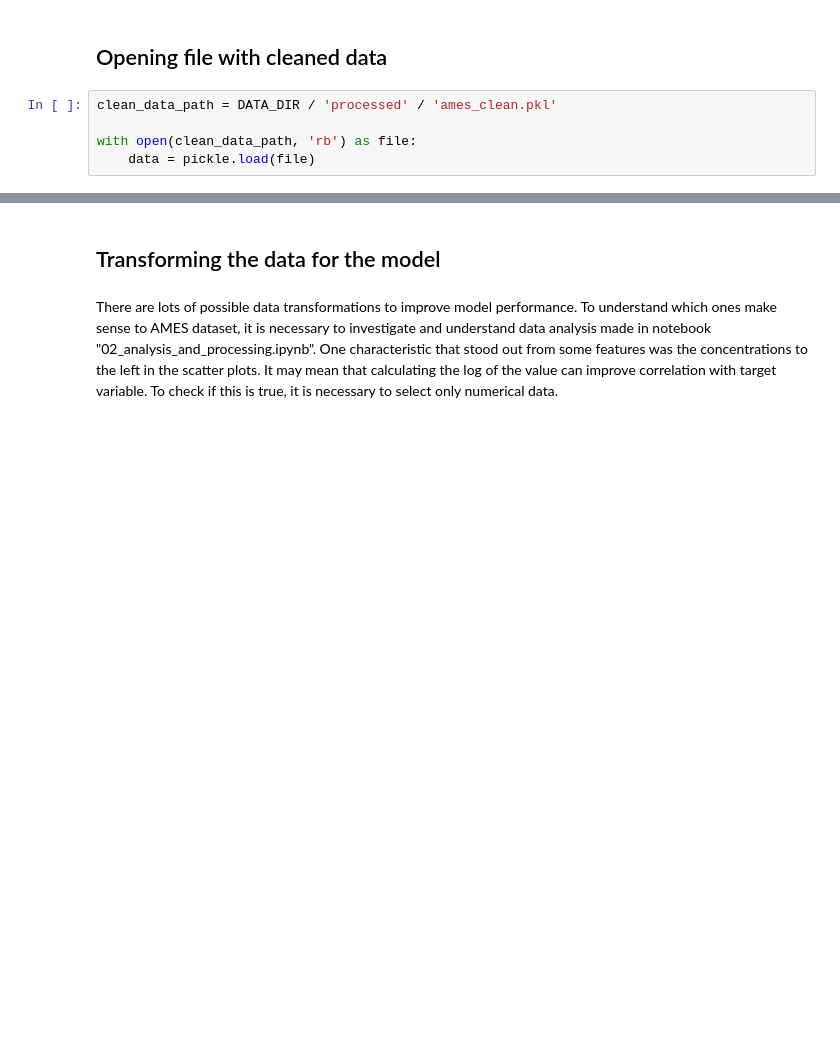
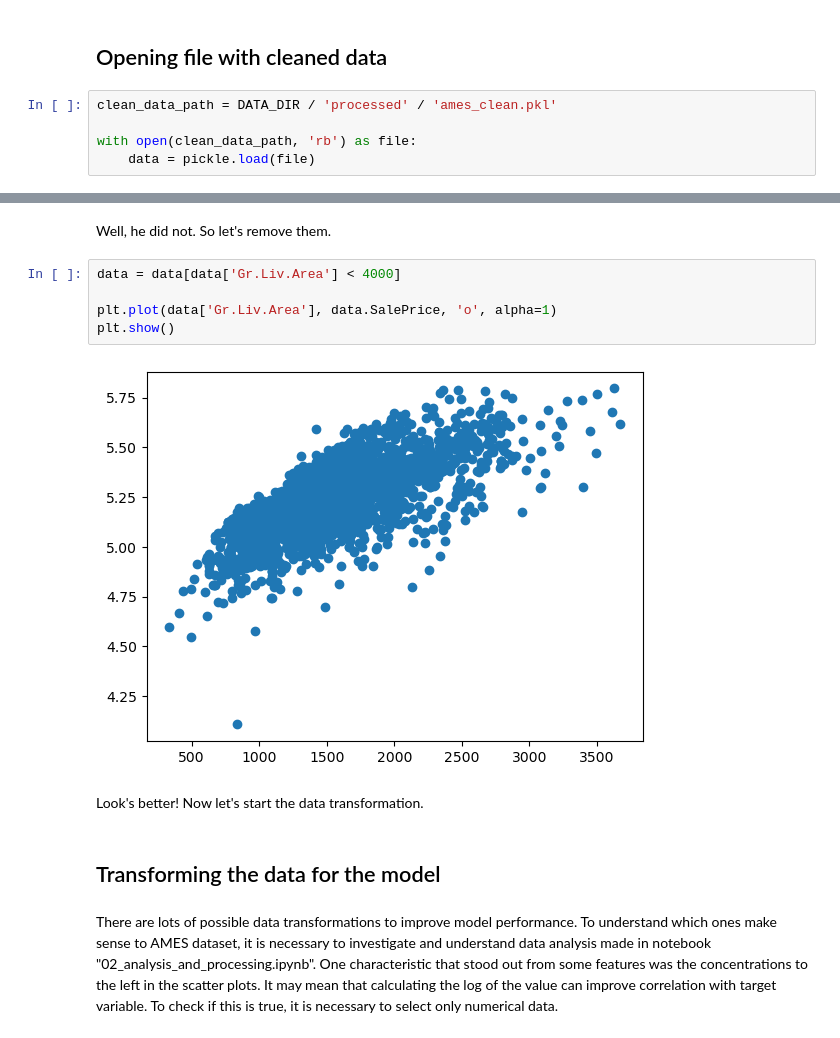
Before and after one commit to AndreCorreaSantos/ames_AndreVictor, a Jupyter notebook: notebooks/02.2_data_transformation.ipynb, the cells around one changed output, grey strips where cells are left out. Drawn from its saved outputs; the diff is of its cells as text; blank space fills up the shorter version.

```diff
--- a/notebooks/02.2_data_transformation.ipynb
+++ b/notebooks/02.2_data_transformation.ipynb
@@ -28,3 +41,14 @@ with open(clean_data_path, 'rb') as file:
+# %% [markdown]
+Well, he did not. So let's remove them.
+# %%
+data = data[data['Gr.Liv.Area'] < 4000]
+
+plt.plot(data['Gr.Liv.Area'], data.SalePrice, 'o', alpha=1)
+plt.show()
+# %% [output]
+[figure, added]
+# %% [markdown]
+Look's better! Now let's start the data transformation.
 # %% [markdown]
 ## Transforming the data for the model
 # %% [markdown]
```
Also changed, not shown: parts of 5 cells of this notebook.
